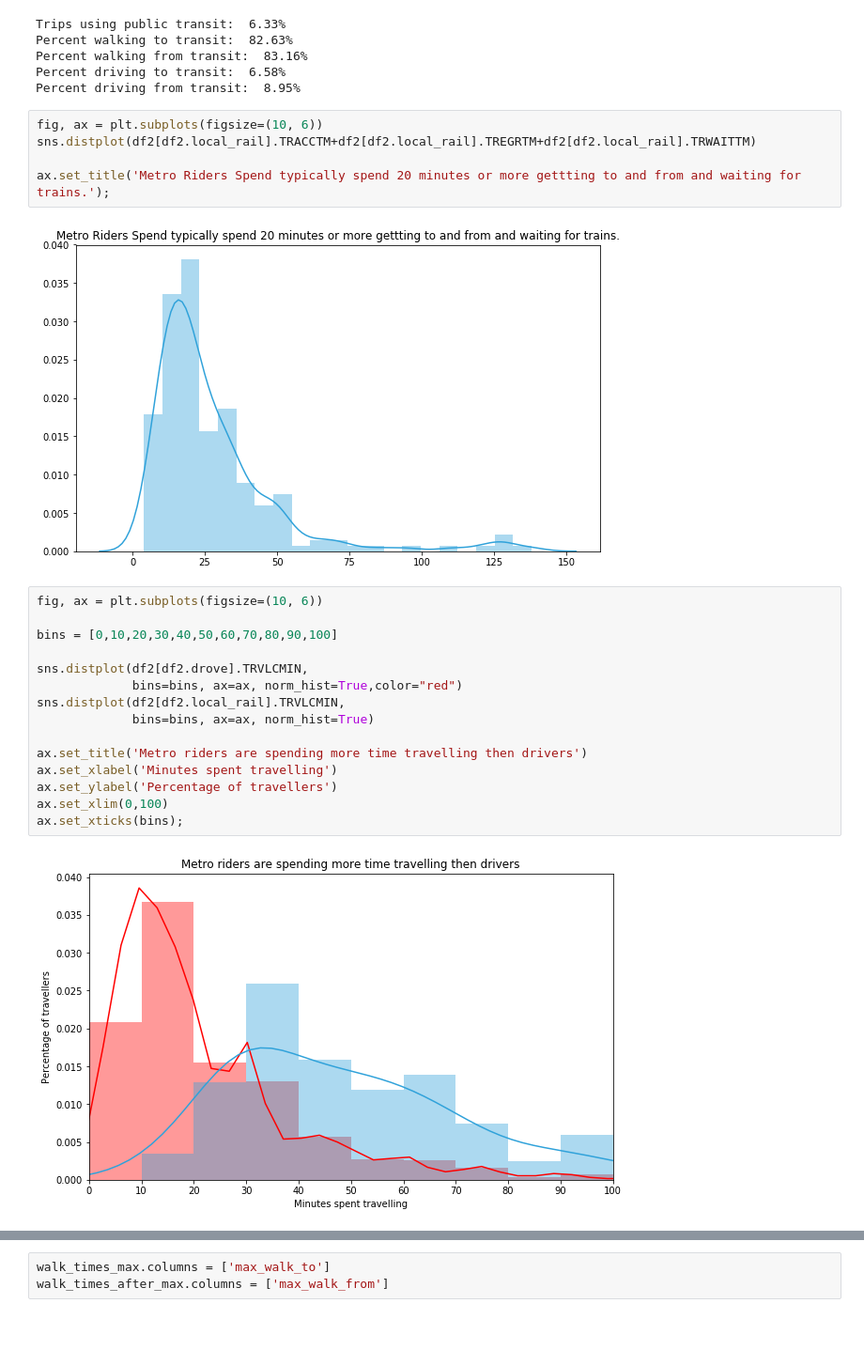
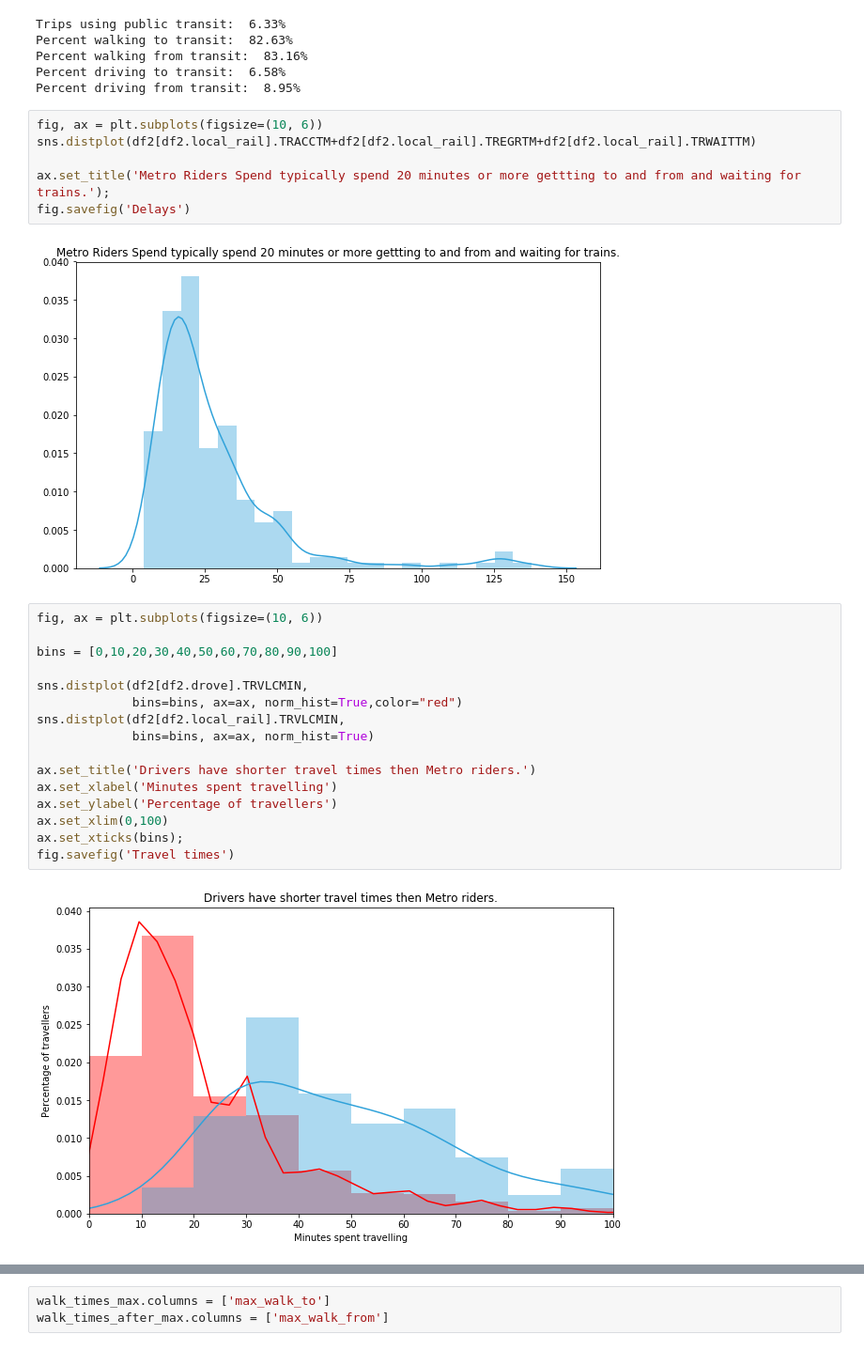
Before and after one commit to johnfwhitesell/Boring, a Jupyter notebook: census_data_eda_prep.ipynb, the cells around one changed output, grey strips where cells are left out. Shown at 94% size. Drawn from its saved outputs; the diff is of its cells as text.

```diff
--- a/census_data_eda_prep.ipynb
+++ b/census_data_eda_prep.ipynb
@@ -65,22 +64,24 @@ fig, ax = plt.subplots(figsize=(10, 6))
 sns.distplot(df2[df2.local_rail].TRACCTM+df2[df2.local_rail].TREGRTM+df2[df2.local_rail].TRWAITTM)
 
 ax.set_title('Metro Riders Spend typically spend 20 minutes or more gettting to and from and waiting for trains.');
+fig.savefig('Delays')
 # %% [output]
 [figure]
 # %%
 fig, ax = plt.subplots(figsize=(10, 6))
 
 bins = [0,10,20,30,40,50,60,70,80,90,100]
 
 sns.distplot(df2[df2.drove].TRVLCMIN,
              bins=bins, ax=ax, norm_hist=True,color="red")
 sns.distplot(df2[df2.local_rail].TRVLCMIN,
              bins=bins, ax=ax, norm_hist=True)
 
-ax.set_title('Metro riders are spending more time travelling then drivers')
+ax.set_title('Drivers have shorter travel times then Metro riders.')
 ax.set_xlabel('Minutes spent travelling')
 ax.set_ylabel('Percentage of travellers')
 ax.set_xlim(0,100)
 ax.set_xticks(bins);
+fig.savefig('Travel times')
 # %% [output]
-[figure, old version]
+[figure, new version]
```
Also changed, not shown: parts of 11 cells of this notebook, 5 other files.
